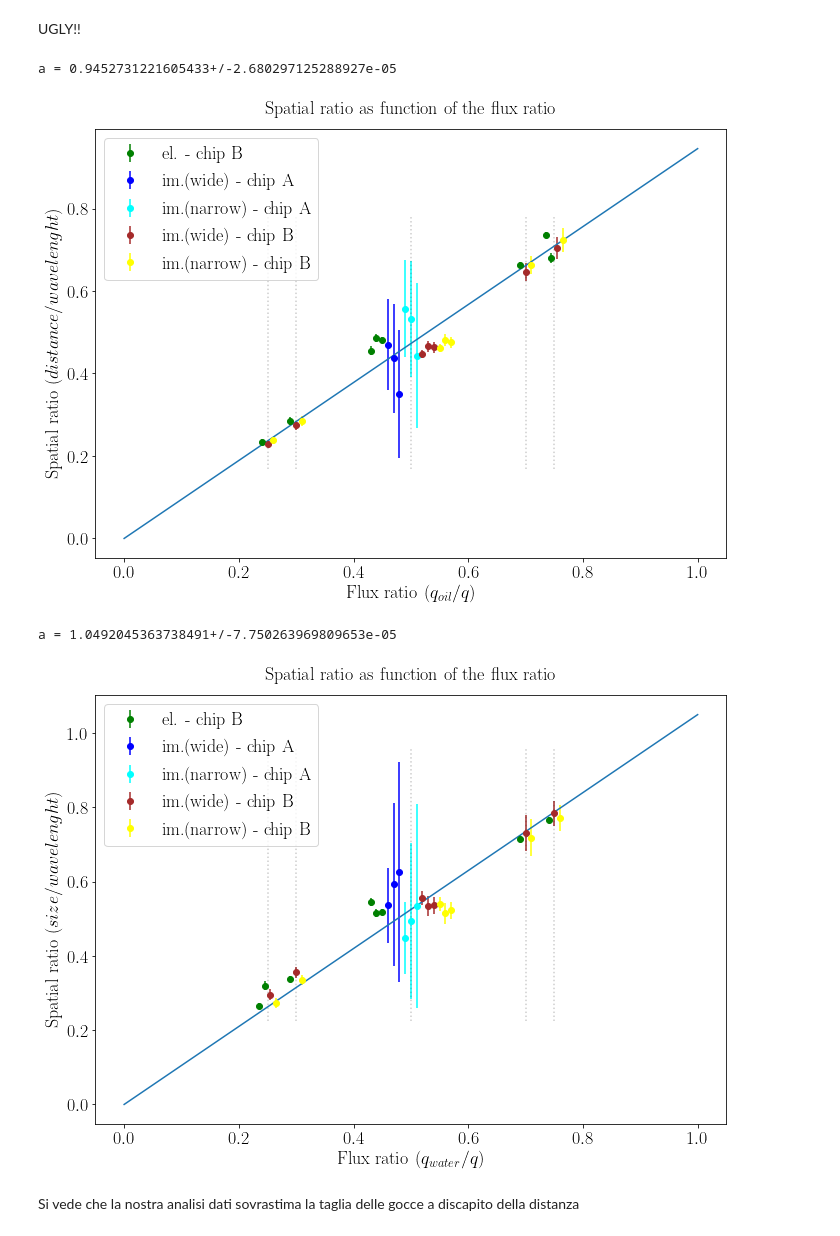
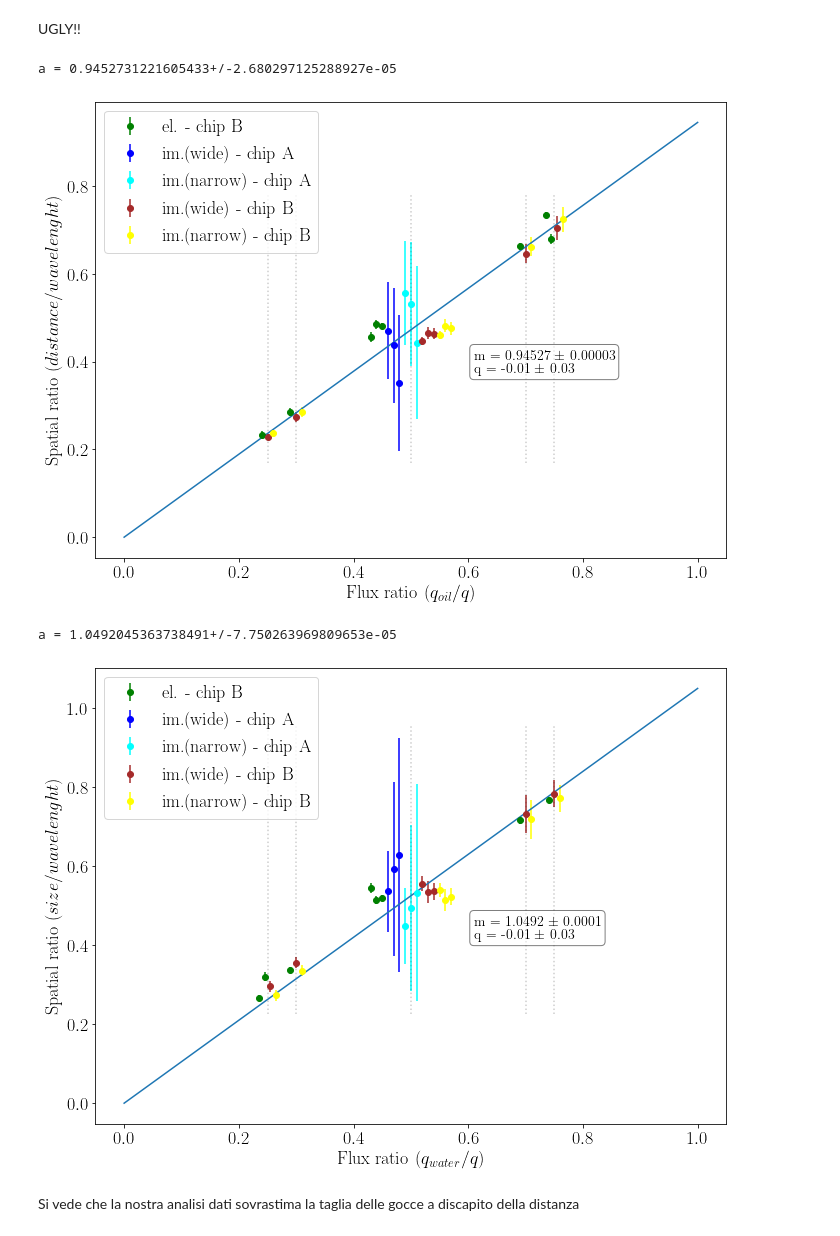
Before and after one commit to AlessandroLovo/T-junction, a Jupyter notebook: T-data/Results/Finisher_Rev2.ipynb, the cells around one changed output. Cells and saved outputs as stored; diff of their text form; code cells hidden in the pictures.

```diff
--- a/T-data/Results/Finisher_Rev2.ipynb
+++ b/T-data/Results/Finisher_Rev2.ipynb
@@ -547,47 +569,40 @@ I_B_n_sd_ratio = I_B_distance_n/I_B_wavelength         # image (narrow) - chip B
 
 fig = plt.figure(figsize=(10,7.5))
 ax = fig.add_subplot()
 ax.set_xlabel('Flux ratio $(q_{oil}/q)$')
 ax.set_ylabel('Spatial ratio $(distance/wavelenght)$')
 
 dm = uplt.DataMisaligner(x_misalignment=0.01)
 
 #dm.add(Flux_ratio_E_A, E_A_sd_ratio, ax = ax,  fmt='o', alpha = 1., color='green', label = 'el. - chip A')
 dm.add(Flux_ratio_E_B, E_B_sd_ratio,   ax = ax,  fmt='o', alpha = 1., color='green',  label = 'el. - chip B')
 dm.add(Flux_ratio_I_A, I_A_w_sd_ratio, ax = ax,  fmt='o', alpha = 1., color='blue',   label = 'im.(wide) - chip A')
 dm.add(Flux_ratio_I_A, I_A_n_sd_ratio, ax = ax,  fmt='o', alpha = 1., color='cyan',   label = 'im.(narrow) - chip A')
 dm.add(Flux_ratio_I_B, I_B_w_sd_ratio, ax = ax,  fmt='o', alpha = 1., color='brown',  label = 'im.(wide) - chip B')
 dm.add(Flux_ratio_I_B, I_B_n_sd_ratio, ax = ax,  fmt='o', alpha = 1., color='yellow', label = 'im.(narrow) - chip B')
 dm.plot(ax)
 
 # fit
 xdata = np.concatenate((Flux_ratio_E_B, Flux_ratio_I_A, Flux_ratio_I_A, Flux_ratio_I_B, Flux_ratio_I_B))
 ydata = np.concatenate((E_B_sd_ratio, I_A_w_sd_ratio, I_A_n_sd_ratio, I_B_w_sd_ratio, I_B_n_sd_ratio))
-
-# xdata = np.concatenate((Flux_ratio_I_A, Flux_ratio_I_B))
-# ydata = np.concatenate((I_A_n_sd_ratio, I_B_n_sd_ratio))
-
-# popt, pcov = curve_fit(lin_func, xdata, [y.n for y in ydata], sigma=[y.s for y in ydata])
-
-# a, b = unc.correlated_values(popt, pcov)
-# print(f'{a = }, {b = }')
-# x_fine = np.arange(0,1.1,1)
-# ax.plot(x_fine, lin_func(x_fine, *popt))
-
 popt, pcov = curve_fit(lin_func0, xdata, [y.n for y in ydata], sigma=[y.s for y in ydata])
-
 a = unc.ufloat(popt, pcov)
 print(f'{a = }')
 x_fine = np.arange(0,1.1,1)
 ax.plot(x_fine, lin_func0(x_fine, *popt))
 
+# Print fit results
+props = dict(boxstyle='round', facecolor='white', alpha=0.5)
+textstr = f'm = {a.n :.5f} $\pm$ {a.std_dev :.5f} \n q = {b.n :.2f} $\pm$ {b.std_dev :.2f}'
+ax.text(0.6, 0.4, textstr, transform=ax.transAxes, fontsize=14, verticalalignment='bottom', bbox=props)
+
 ax.legend(loc='best')
-plt.title('Spatial ratio as function of the flux ratio', loc='center', pad=15)
+#plt.title('Spatial ratio as function of the flux ratio', loc='center', pad=15)
 fig.tight_layout()
 plt.show()
 # %% [output]
 a = 0.9452731221605433+/-2.680297125288927e-05
-[figure, old version]
+[figure, new version]
 # %%
 # flux ratio
 Flux_ratio_I_A = Flux_aq_I_A/Flux_tot_I_A
@@ -621,31 +636,24 @@ dm.plot(ax)
 # fit
 xdata = np.concatenate((Flux_ratio_E_B, Flux_ratio_I_A, Flux_ratio_I_A, Flux_ratio_I_B, Flux_ratio_I_B))
 ydata = np.concatenate((E_B_sd_ratio, I_A_w_sd_ratio, I_A_n_sd_ratio, I_B_w_sd_ratio, I_B_n_sd_ratio))
-
-# xdata = np.concatenate((Flux_ratio_I_A, Flux_ratio_I_B))
-# ydata = np.concatenate((I_A_n_sd_ratio, I_B_n_sd_ratio))
-
-# popt, pcov = curve_fit(lin_func, xdata, [y.n for y in ydata], sigma=[y.s for y in ydata])
-
-# a, b = unc.correlated_values(popt, pcov)
-# print(f'{a = }, {b = }')
-# x_fine = np.arange(0,1.1,1)
-# ax.plot(x_fine, lin_func(x_fine, *popt))
-
 popt, pcov = curve_fit(lin_func0, xdata, [y.n for y in ydata], sigma=[y.s for y in ydata])
-
 a = unc.ufloat(popt, pcov)
 print(f'{a = }')
 x_fine = np.arange(0,1.1,1)
 ax.plot(x_fine, lin_func0(x_fine, *popt))
 
+# Print fit results
+props = dict(boxstyle='round', facecolor='white', alpha=0.5)
+textstr = f'm = {a.n :.4f} $\pm$ {a.std_dev :.4f} \n q = {b.n :.2f} $\pm$ {b.std_dev :.2f}'
+ax.text(0.6, 0.4, textstr, transform=ax.transAxes, fontsize=14, verticalalignment='bottom', bbox=props)
+
 ax.legend(loc='best')
-plt.title('Spatial ratio as function of the flux ratio', loc='center', pad=15)
+#plt.title('Spatial ratio as function of the flux ratio', loc='center', pad=15)
 fig.tight_layout()
 plt.show()
 # %% [output]
 a = 1.0492045363738491+/-7.750263969809653e-05
-[figure, old version]
+[figure, new version]
 # %% [markdown]
 Si vede che la nostra analisi dati sovrastima la taglia delle gocce a discapito della distanza
 # %% [markdown]
```
Also changed, not shown: parts of 9 cells of this notebook, 9 other files.
